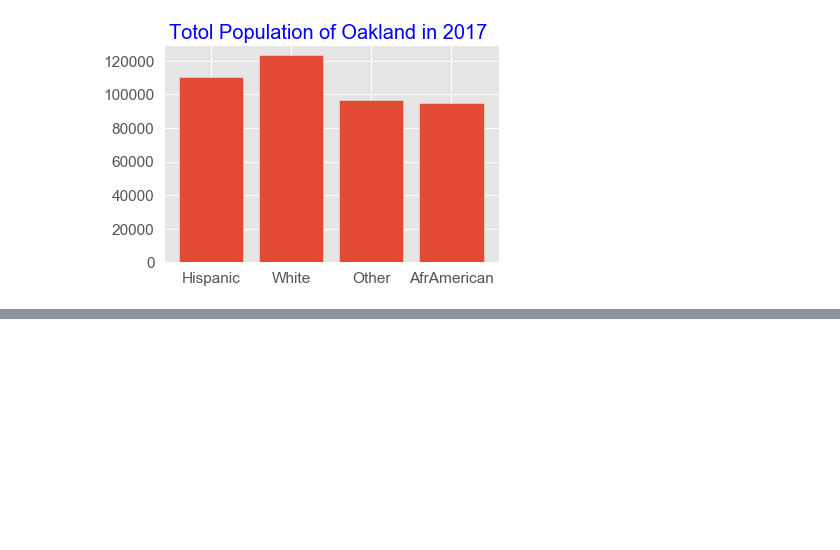
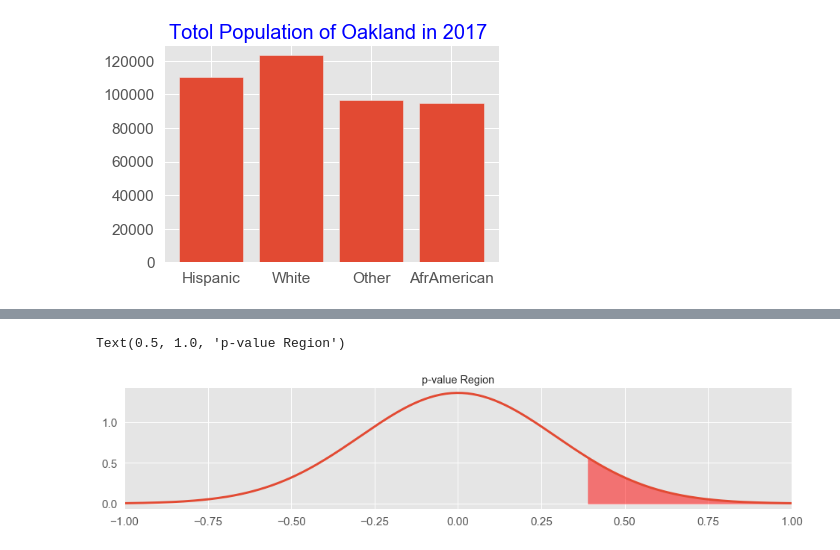
Before and after one commit to TemesgenT/Capestone_Project_1, a Jupyter notebook: CapeStoneproject_1.ipynb, the cells around one changed output, grey strips where cells are left out. Saved outputs shown, nothing was run; the diff lists cells and outputs as text; code cells hidden in the pictures; blank space fills up the shorter version.

```diff
--- a/CapeStoneproject_1.ipynb
+++ b/CapeStoneproject_1.ipynb
@@ -216,0 +260,12 @@ ax.set_title("Traffic violation by Sex and Race Male",color = 'blue', fontsize =
+# %%
+fig, ax = plt.subplots(1, figsize=(16, 3))
+
+x = np.linspace(-1, 1, num=250)
+ax.plot(x, difference_in_proportions.pdf(x), linewidth=3)
+ax.fill_between(x, difference_in_proportions.pdf(x), where=(x >= difference_in_sample_proportions),
+                color="red", alpha=0.5)
+ax.set_xlim(-1, 1)
+ax.set_title("p-value Region")
+# %% [output]
+Text(0.5, 1.0, 'p-value Region')
+[figure, added]
```
Also changed, not shown: parts of 22 cells of this notebook, 1 other file.
